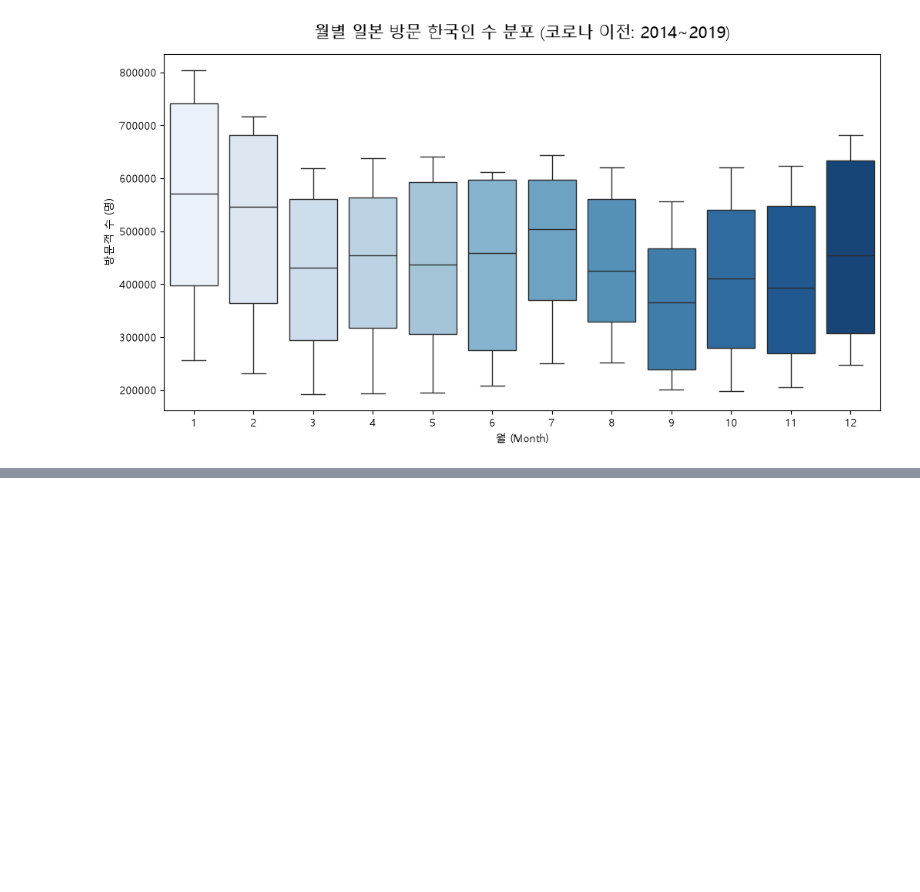
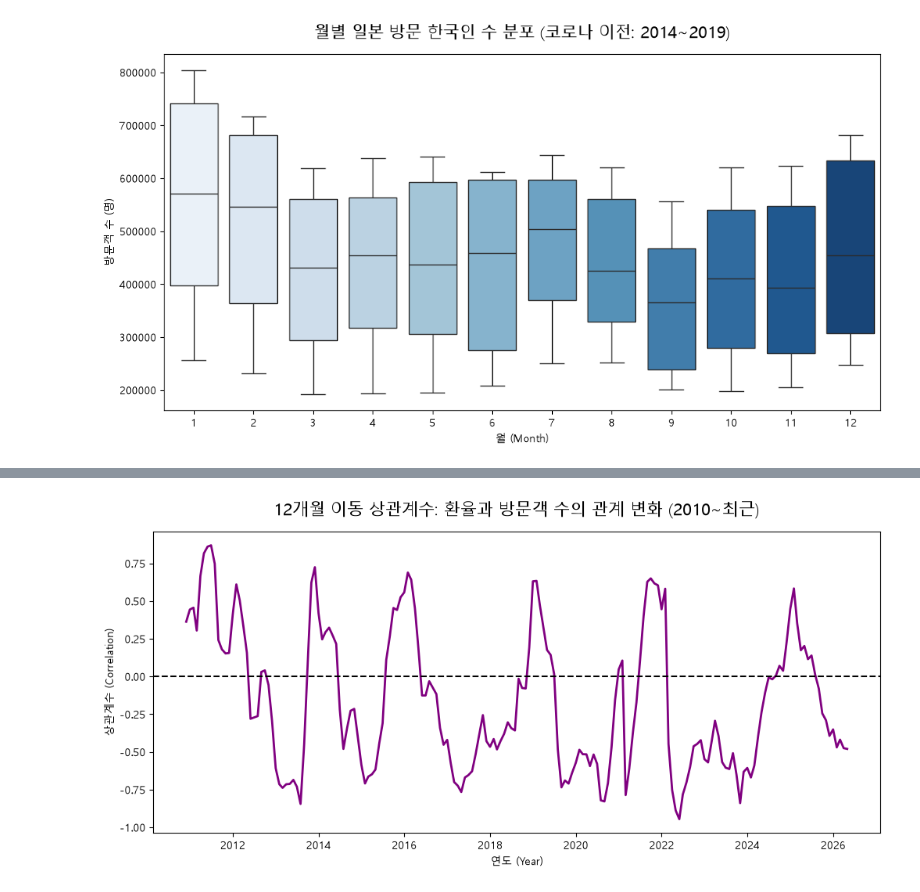
Before and after one commit to mustiolla/japan-travel-analysis, a Jupyter notebook: analysis.ipynb, the cells around one changed output, grey strips where cells are left out. Drawn from its saved outputs; the diff is of its cells as text; code cells hidden in the pictures; blank space fills up the shorter version.

```diff
--- a/analysis.ipynb
+++ b/analysis.ipynb
@@ -325,0 +378,42 @@ Passing `palette` without assigning `hue` is deprecated and will be removed in v
+# %%
+import pandas as pd
+import yfinance as yf
+import matplotlib.pyplot as plt
+
+# 1. 파이썬 기억 되살리기: 2010년 기준 데이터 빠르게 다시 불러와서 합치기
+df_exchange = yf.download('JPYKRW=X', start='2010-01-01', interval='1mo', progress=False).reset_index()
+df_ex_subset = df_exchange[['Date', 'Close']].copy()
+df_ex_subset.columns = ['Date', 'Exchange_Rate']
+
+df_tourist = pd.read_excel('data/tourists_to_japan.xlsx')
+df_korea = df_tourist[df_tourist['Country/Area'] == 'South Korea'].copy()
+df_korea['Date'] = pd.to_datetime(df_korea['Year'].astype(str) + ' ' + df_korea['Month (abbr)'])
+df_korea = df_korea[['Date', '합계(Visitor Arrivals)']]
+df_korea.columns = ['Date', 'Visitors']
+
+df_merged = pd.merge(df_korea, df_ex_subset, on='Date', how='inner')
+df_clean = df_merged.dropna().sort_values('Date').reset_index(drop=True)
+
+# 2. 12개월(1년) 단위로 환율과 방문객 수의 상관계수를 연속적으로 계산
+df_clean['Rolling_Corr'] = df_clean['Exchange_Rate'].rolling(window=12).corr(df_clean['Visitors'])
+
+# 3. 폰트 깨짐 방지 및 그래프 도화지 준비
+plt.rc('font', family='Malgun Gothic')
+plt.rcParams['axes.unicode_minus'] = False
+plt.figure(figsize=(12, 5))
+
+# 4. 상관계수 선 그리기 (보라색)
+plt.plot(df_clean['Date'], df_clean['Rolling_Corr'], color='purple', linewidth=2)
+
+# 5. 기준선(0) 그리기: 0보다 아래면 역상관관계(정상), 0보다 위면 관계 붕괴(이상 상태)
+plt.axhline(0, color='black', linestyle='--', linewidth=1.5)
+
+plt.title('12개월 이동 상관계수: 환율과 방문객 수의 관계 변화 (2010~최근)', fontsize=15, pad=15)
+plt.ylabel('상관계수 (Correlation)')
+plt.xlabel('연도 (Year)')
+
+# 리포트에 추가할 수 있도록 이미지 폴더에 저장
+plt.savefig('images/06_rolling_correlation.png')
+plt.show()
+# %% [output]
+[figure, added]
```
Also changed, not shown: parts of 2 cells of this notebook, 6 other files.
